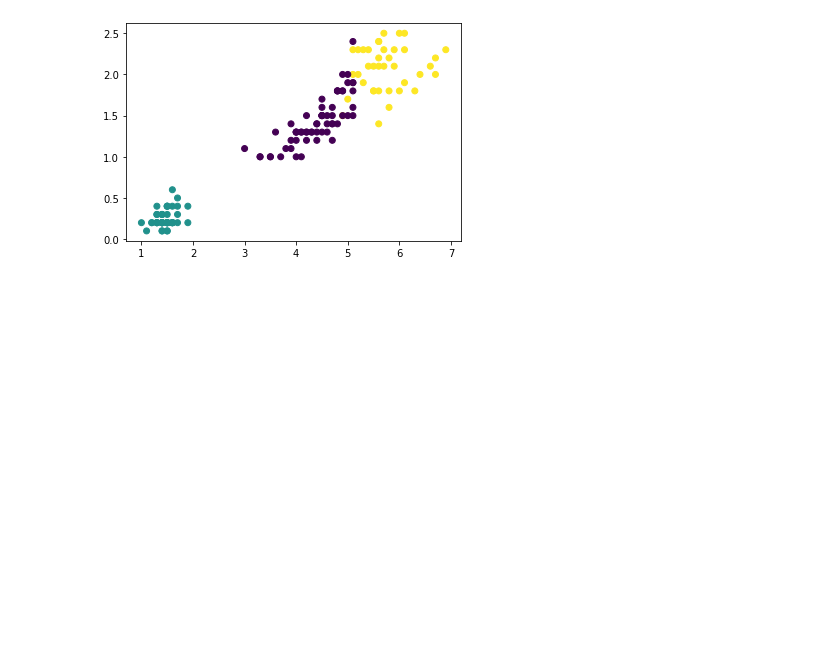
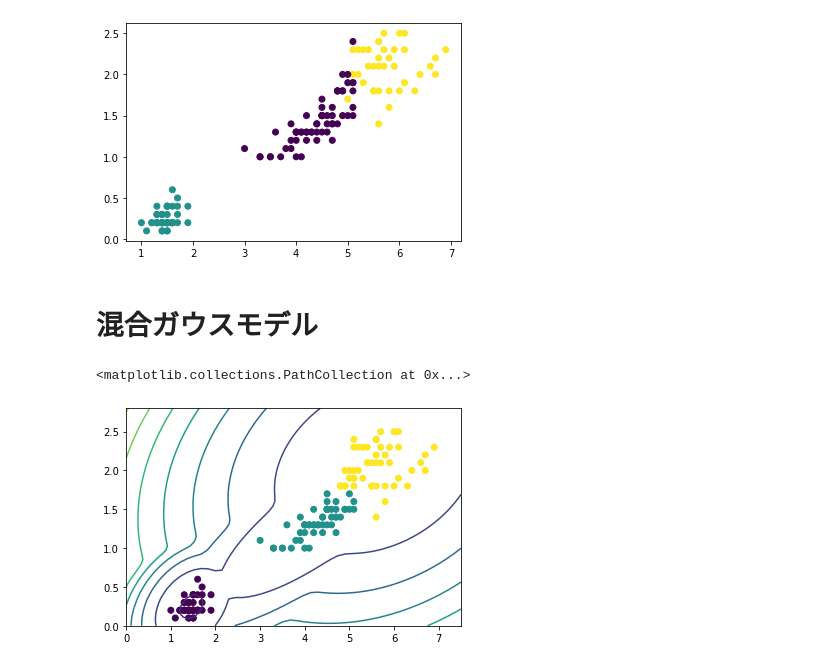
Before and after one commit to yuji-matsunami/machine_learning, a Jupyter notebook: 機械学習勉強会.ipynb, the cells around one changed output. Saved outputs shown, nothing was run; the diff lists cells and outputs as text; code cells hidden in the pictures; blank space fills up the shorter version.

```diff
--- a/機械学習勉強会.ipynb
+++ b/機械学習勉強会.ipynb
@@ -608,3 +608,34 @@ plt.scatter(data.data[:,2], data.data[:,3], c=model.labels_ )
  2 0]
 <matplotlib.collections.PathCollection at 0x...>
 [figure]
+# %% [markdown]
+# 混合ガウスモデル
+# %%
+from sklearn.datasets import load_iris
+from sklearn.mixture import GaussianMixture
+import matplotlib.pyplot as plt
+import numpy as np
+
+data = load_iris()
+n_components = 3
+model = GaussianMixture(n_components=n_components)
+model.fit(data.data[:,2:4])
+
+"""
+#
+#ここからガウス分布の等高線を引いてみる
+#
+"""
+# 適当にデータが収まるくらいの数列を生成
+x = np.linspace(0., 7.5)
+y = np.linspace(0., 2.8)
+#　それぞれの数列の格子点を作成しpointにまとめる
+X, Y = np.meshgrid(x,y)
+point = np.array([X.ravel(), Y.ravel()]).T
+Z = - model.score_samples(point)
+Z = Z.reshape(X.shape)
+cs = plt.contour(X,Y,Z)
+plt.scatter(data.data[:,2], data.data[:,3], c=model.predict(data.data[:,2:4]))
+# %% [output]
+<matplotlib.collections.PathCollection at 0x...>
+[figure, added]
```
